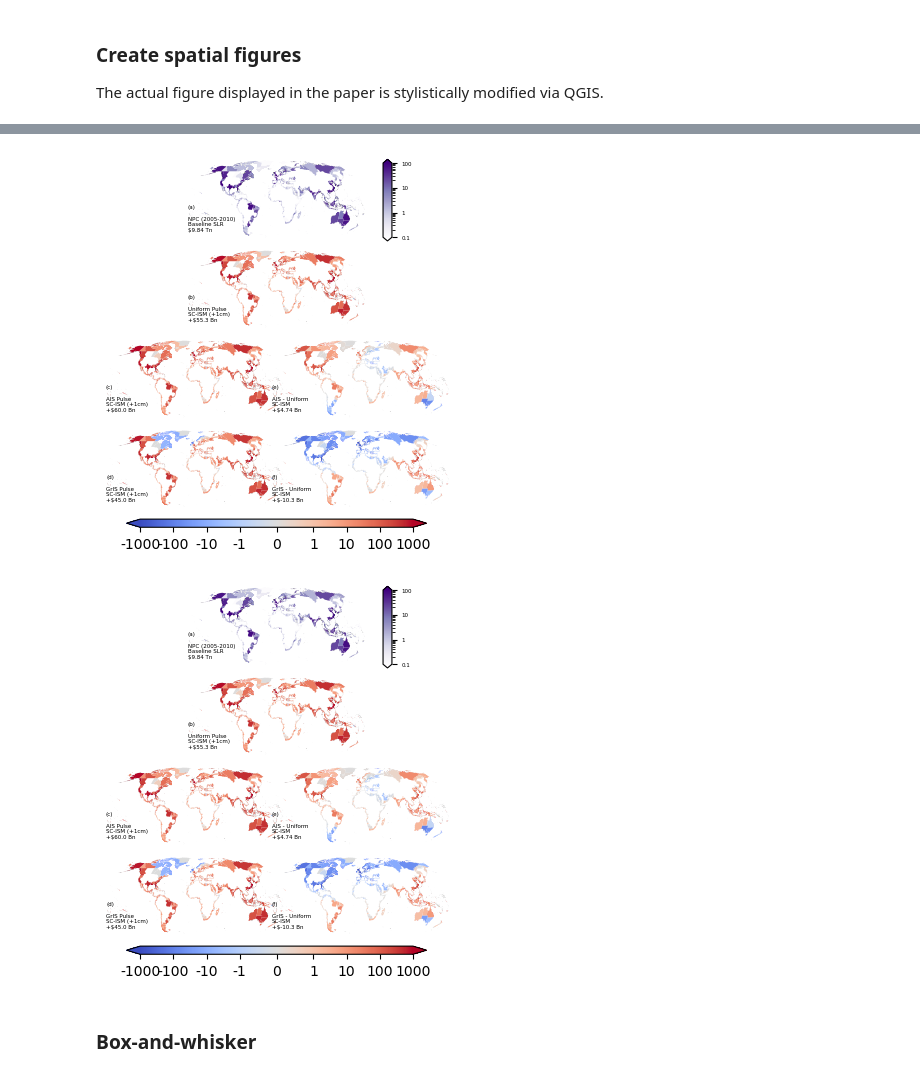
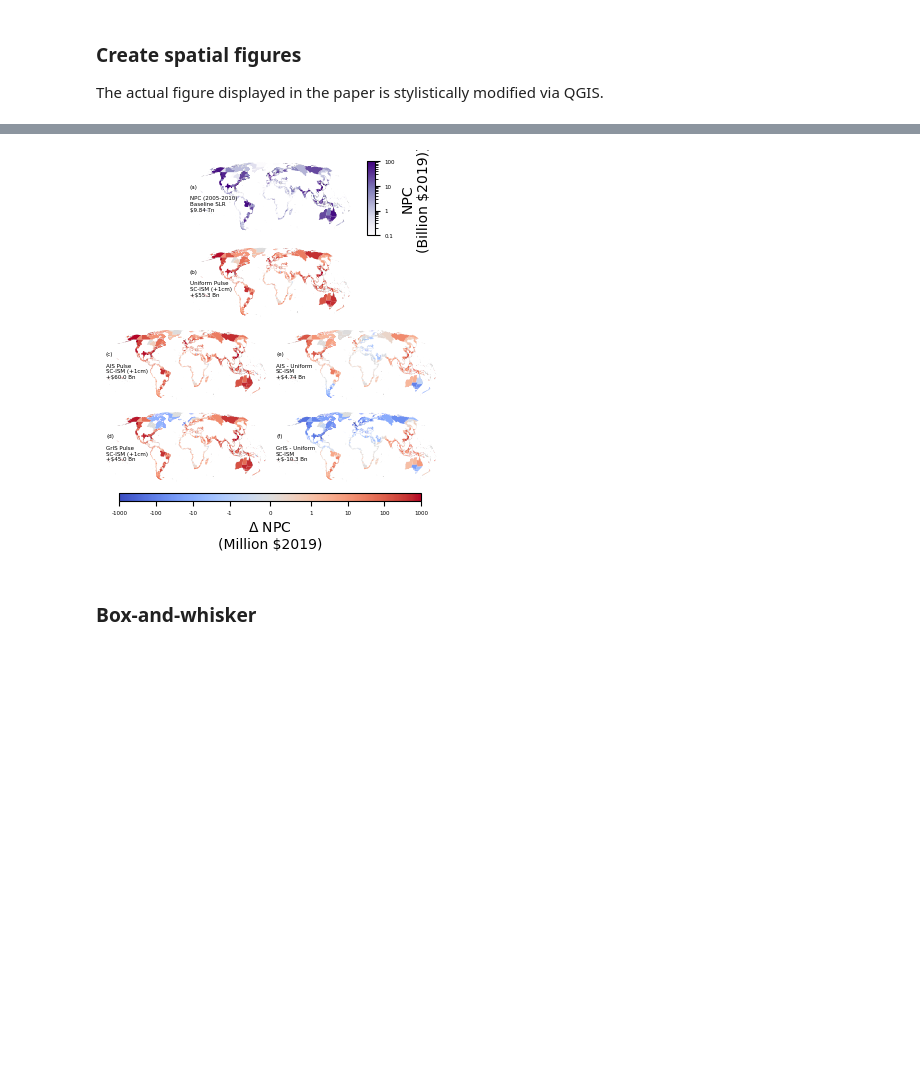
Before and after one commit to bolliger32/ice-sheet-impacts, a Jupyter notebook: code/5-generate-manuscript-content.ipynb, the cells around one changed output, grey strips where cells are left out. Saved outputs shown, nothing was run; the diff lists cells and outputs as text; code cells hidden in the pictures; blank space fills up the shorter version.

```diff
--- a/code/5-generate-manuscript-content.ipynb
+++ b/code/5-generate-manuscript-content.ipynb
@@ -26,6 +23,7 @@ from colorcet import cm
 params = pd.read_json(shared.PATH_PARAMS)["values"]
 # %%
 DPI = 300
+PLOT_TEXT = True
 bl = "ssp370_medium"
 iss = ["ssp370_medium_constant", "ssp370_medium_ant", "ssp370_medium_green"]
 iss_labs = ["Uniform (1cm)", "AIS (1cm)", "GrIS (1cm)"]
@@ -494,17 +506,17 @@ plot_maps(
 # %%
-plot_maps(
+_ = plot_maps(
     "costs",
     colors.SymLogNorm(1, vmin=-1000, vmax=1000),
     [-1000, -100, -10, -1, 0, 1, 10, 100, 1000],
     "NPC\n(Billion $2019))",
-    "$\Delta$ NPC\n(Million $2019)",
+    "$\\Delta$ NPC\n(Million $2019)",
     multiplier=1e-6,
     multiplier_raw=1e-9,
     add_sum=True,
+    plot_text=PLOT_TEXT,
 )
 # %% [output]
-[figure, old version]
+[figure, new version]
-[figure, removed]
 # %% [markdown]
 ### Box-and-whisker
 # %%
```
Also changed, not shown: parts of 5 cells of this notebook, 1 other file.
